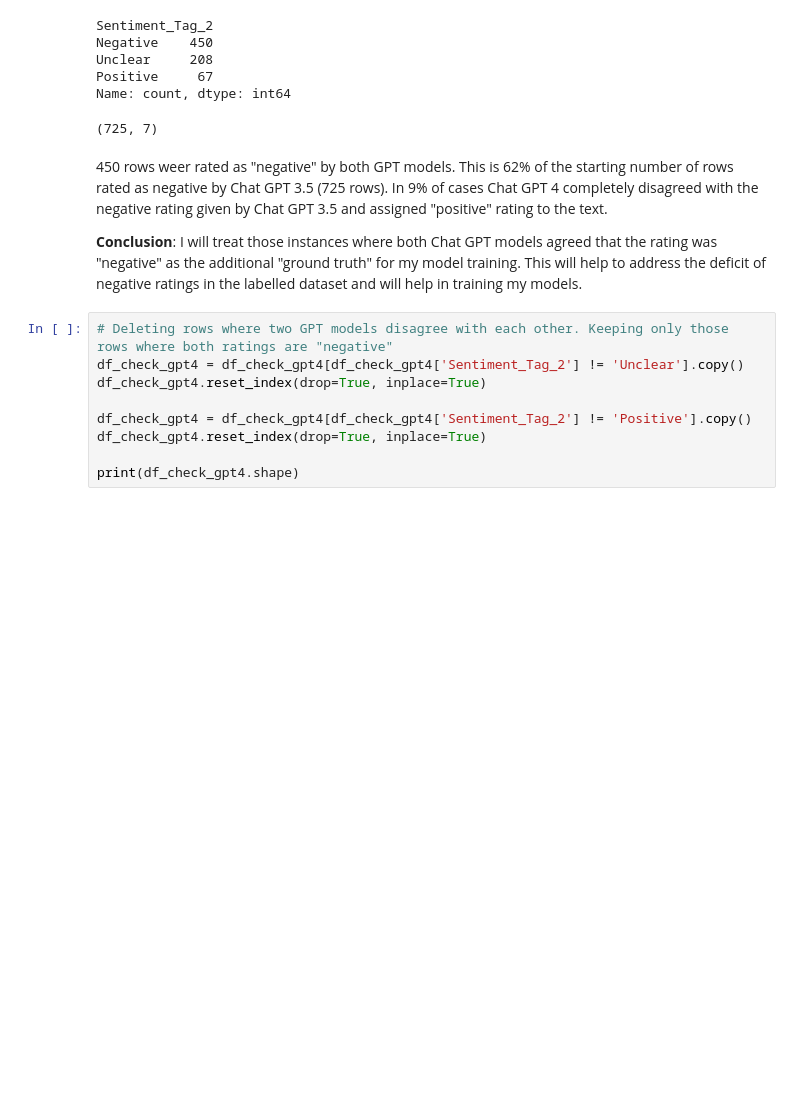
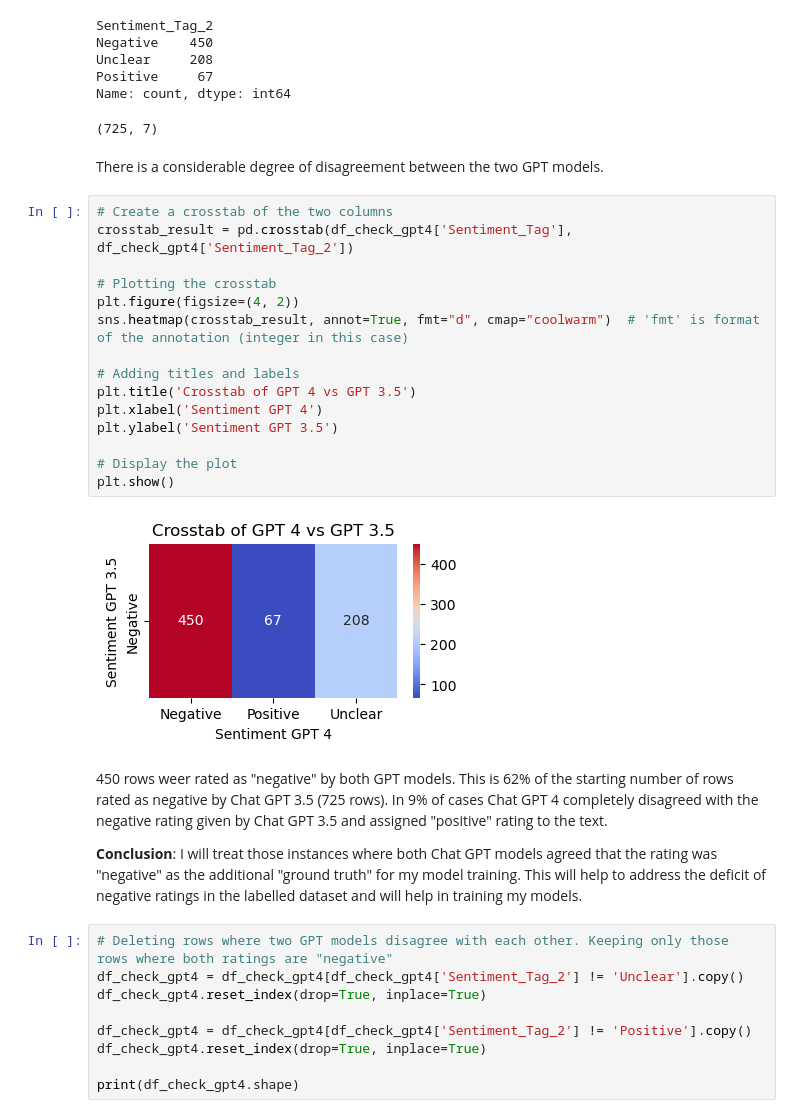
Before and after one commit to lusavkaedu/wallstreetbets, a Jupyter notebook: notebooks/02_Labelled_openAI_negative_upsampling.ipynb, the cells around one changed output. Cells and saved outputs as stored; diff of their text form; blank space fills up the shorter version.

```diff
--- a/notebooks/02_Labelled_openAI_negative_upsampling.ipynb
+++ b/notebooks/02_Labelled_openAI_negative_upsampling.ipynb
@@ -454,6 +504,25 @@ Unclear     208
 Positive     67
 Name: count, dtype: int64
 (725, 7)
+# %% [markdown]
+There is a considerable degree of disagreement between the two GPT models.
+# %%
+# Create a crosstab of the two columns
+crosstab_result = pd.crosstab(df_check_gpt4['Sentiment_Tag'], df_check_gpt4['Sentiment_Tag_2'])
+
+# Plotting the crosstab
+plt.figure(figsize=(4, 2))
+sns.heatmap(crosstab_result, annot=True, fmt="d", cmap="coolwarm")  # 'fmt' is format of the annotation (integer in this case)
+
+# Adding titles and labels
+plt.title('Crosstab of GPT 4 vs GPT 3.5')
+plt.xlabel('Sentiment GPT 4')
+plt.ylabel('Sentiment GPT 3.5')
+
+# Display the plot
+plt.show()
+# %% [output]
+[figure, added]
 # %% [markdown]
 450 rows weer rated as "negative" by both GPT models.  This is 62% of the starting number of rows rated as negative by Chat GPT 3.5 (725 rows).  In 9% of cases Chat GPT 4 completely disagreed with the negative rating given by Chat GPT 3.5 and assigned "positive" rating to the text.
 
```
Also changed, not shown: parts of 25 cells of this notebook.
